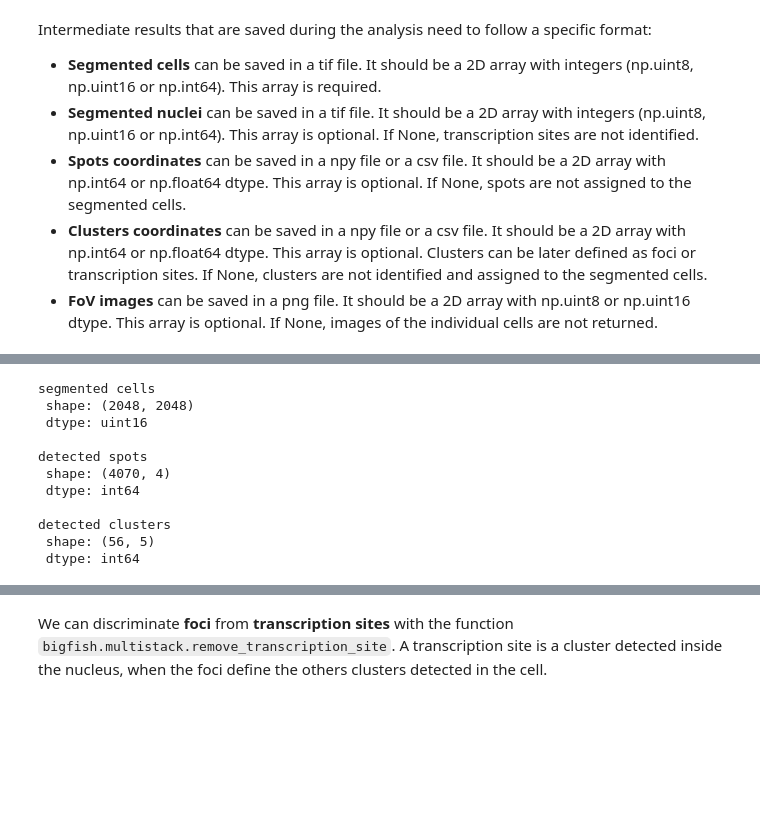
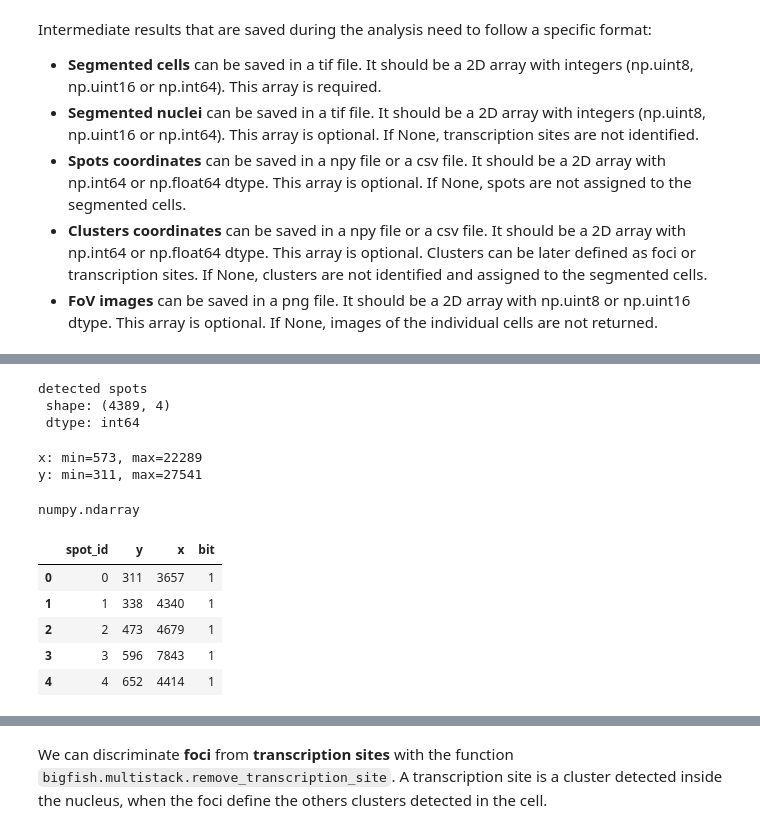
Before and after one commit to mspend/big-fish-examples, a Jupyter notebook: notebooks/6 - Extract cell level results.ipynb, the cells around one changed output, grey strips where cells are left out. Drawn from its saved outputs; the diff is of its cells as text; code cells hidden in the pictures; blank space fills up the shorter version.

```diff
--- a/notebooks/6 - Extract cell level results.ipynb
+++ b/notebooks/6 - Extract cell level results.ipynb
@@ -16,9 +17,7 @@ print("Big-FISH version: {0}".format(bigfish.__version__))
 # %% [output]
 Big-FISH version: 0.6.2
 # %%
-root_path = "/data/smfish/20260311_bartelle_smFISH_cryo_48hr_male"
-
-root_path = Path(root_path)
+root_path = Path("/data/smfish/20260311_bartelle_smFISH_cryo_48hr_male")
 # %% [markdown]
 In this notebook, we show examples to **extract results at the cell level**. We combine the results of the previous notebooks. As a reminder, segmentation is performed in 2D, but detection can be performed in 2D or 3D. Several steps are presented:
 - Presentation of the different formats expected for the segmentation and detection results.
@@ -68,33 +72,38 @@ Intermediate results that are saved during the analysis need to follow a specifi
 # %%
-# hard-code the paths of our input and output directories
-path_input = "/data/smFISH/20251028_bartelle_smFISH_mm_microglia_newbuffers/"
-
-
-
-# segmented cells
-cellpose_path = root_path / "qi2labdatastore" / "segmentation" / "cellpose"
-path = os.path.join(cellpose_path, "fiducial_max_projection_cp_masks.tif")
-cell_label = stack.read_image(path)
-print("segmented cells")
-print("\r shape: {0}".format(cell_label.shape))
-print("\r dtype: {0}".format(cell_label.dtype), "\n")
-
 # detected spots
-spots_path = root_path / "big_fish" / "results" / "all_tiles_2D"
-path = os.path.join(path_output, "spots.csv")
-spots = stack.read_array_from_csv(path, dtype=np.int64)
+spots_path = root_path / "big_fish" / "results" / "all_tiles_2D" / "spots_bit_1.csv"
+spots = stack.read_array_from_csv(str(spots_path), skiprows=1, delimiter=',', dtype=np.int64)
 print("detected spots")
 print("\r shape: {0}".format(spots.shape))
 print("\r dtype: {0}".format(spots.dtype), "\n")
 # %% [output]
-segmented cells
- shape: (2048, 2048)
- dtype: uint16
-
 detected spots
- shape: (4070, 4)
+ shape: (4389, 4)
  dtype: int64
-
-detected clusters
- shape: (56, 5)
- dtype: int64
+# %%
+# Check that the coordinates for the spots are on the same scale as the cellpose image
+# columns
+spot_id = spots[:, 0]
+y = spots[:, 1]
+x = spots[:, 2]
+bit = spots[:, 3]
+
+print(f"x: min={x.min()}, max={x.max()}")
+print(f"y: min={y.min()}, max={y.max()}")
+# %% [output]
+x: min=573, max=22289
+y: min=311, max=27541
+# %%
+type(spots)
+# %% [output]
+numpy.ndarray
+# %%
+spots = pd.read_csv(spots_path, header=0, names = ["spot_id", "y", "x", "bit"])
+spots.head()
+# %% [output]
+|  | spot_id | y | x | bit |
+| 0 | 0 | 311 | 3657 | 1 |
+| 1 | 1 | 338 | 4340 | 1 |
+| 2 | 2 | 473 | 4679 | 1 |
+| 3 | 3 | 596 | 7843 | 1 |
+| 4 | 4 | 652 | 4414 | 1 |
```
Also changed, not shown: parts of 19 cells of this notebook.
